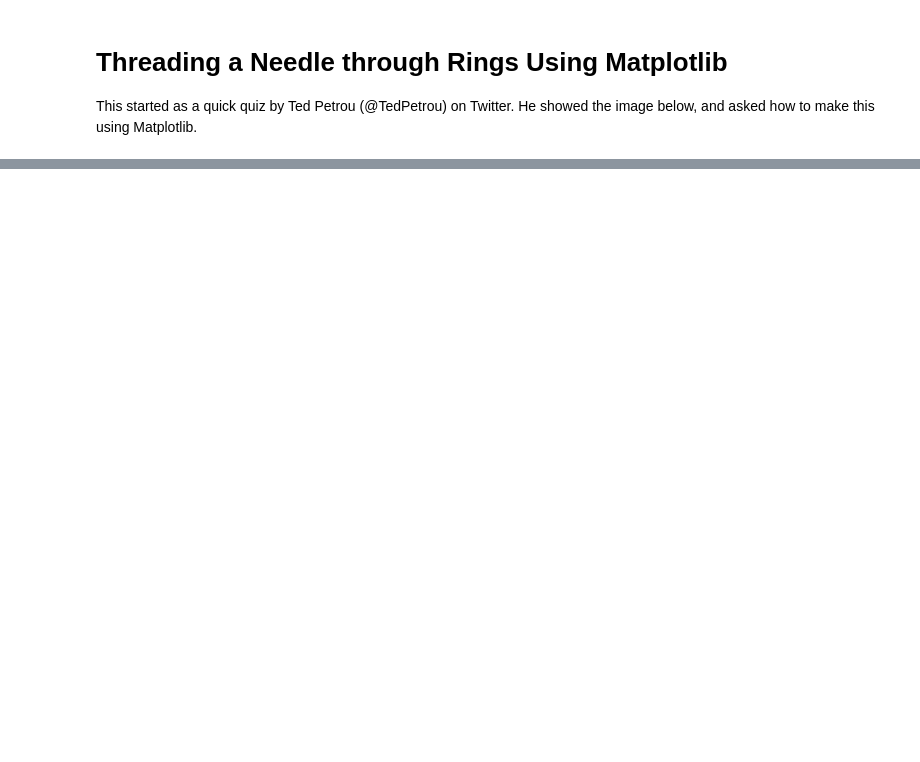
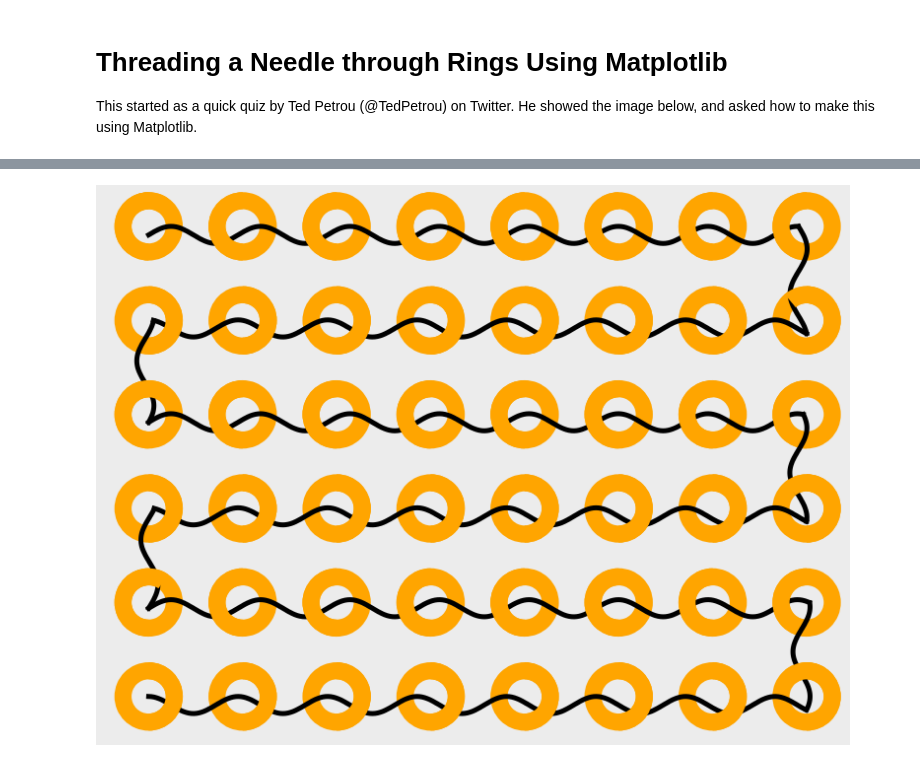
Before and after one commit to Ram-N/art_designs_using_python, a Jupyter notebook: Needle_threading_Using_Matplotlib.ipynb, the cells around one changed output, grey strips where cells are left out. Drawn from its saved outputs; the diff is of its cells as text; code cells hidden in the pictures; blank space fills up the shorter version.

```diff
--- a/Needle_threading_Using_Matplotlib.ipynb
+++ b/Needle_threading_Using_Matplotlib.ipynb
@@ -332,3 +308,29 @@ plt.savefig(_filename, facecolor = fig.get_facecolor(), transparent = True)
+# %%
+
+fig, ax = plt.subplots(figsize=(15,10))
+ax.axis('off')
+
+radius = 4
+dia = 2 * radius
+h_sep, v_sep = 7, 3
+total_num_rows = 6
+number_per_row = 8
+dampener = 0.6
+v_dampener = 0.6
+ring_color = 'orange' #'#0505FF'
+thread_color = 'black' # '#FD3A2D' #darkorange'
+fc_bg = '#ECECEC' #'#808080'
+fig.patch.set_facecolor(fc_bg)
+
+_filename = f'images/{total_num_rows}Rows_{number_per_row}Per_{radius}rad_h{h_sep}_v{v_sep}.png'
+
+
+thread_rings()
+ax.axis('scaled');
+
+plt.savefig(_filename, facecolor = fig.get_facecolor(), transparent = True)
+# %% [output]
+[figure, added]
 # %%
 _filename
 # %% [output]
```
Also changed, not shown: parts of 4 cells of this notebook, 3 other files.
